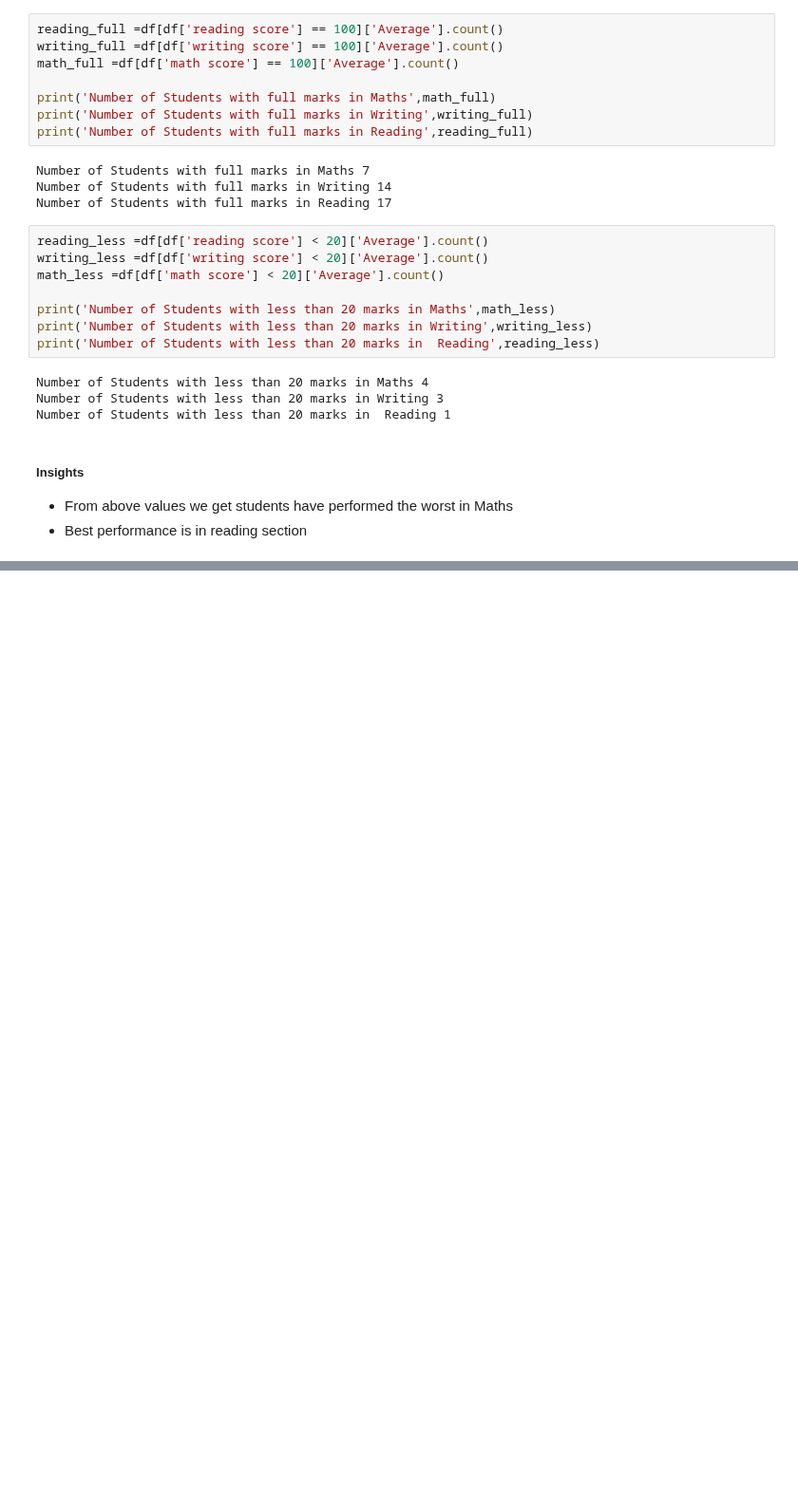
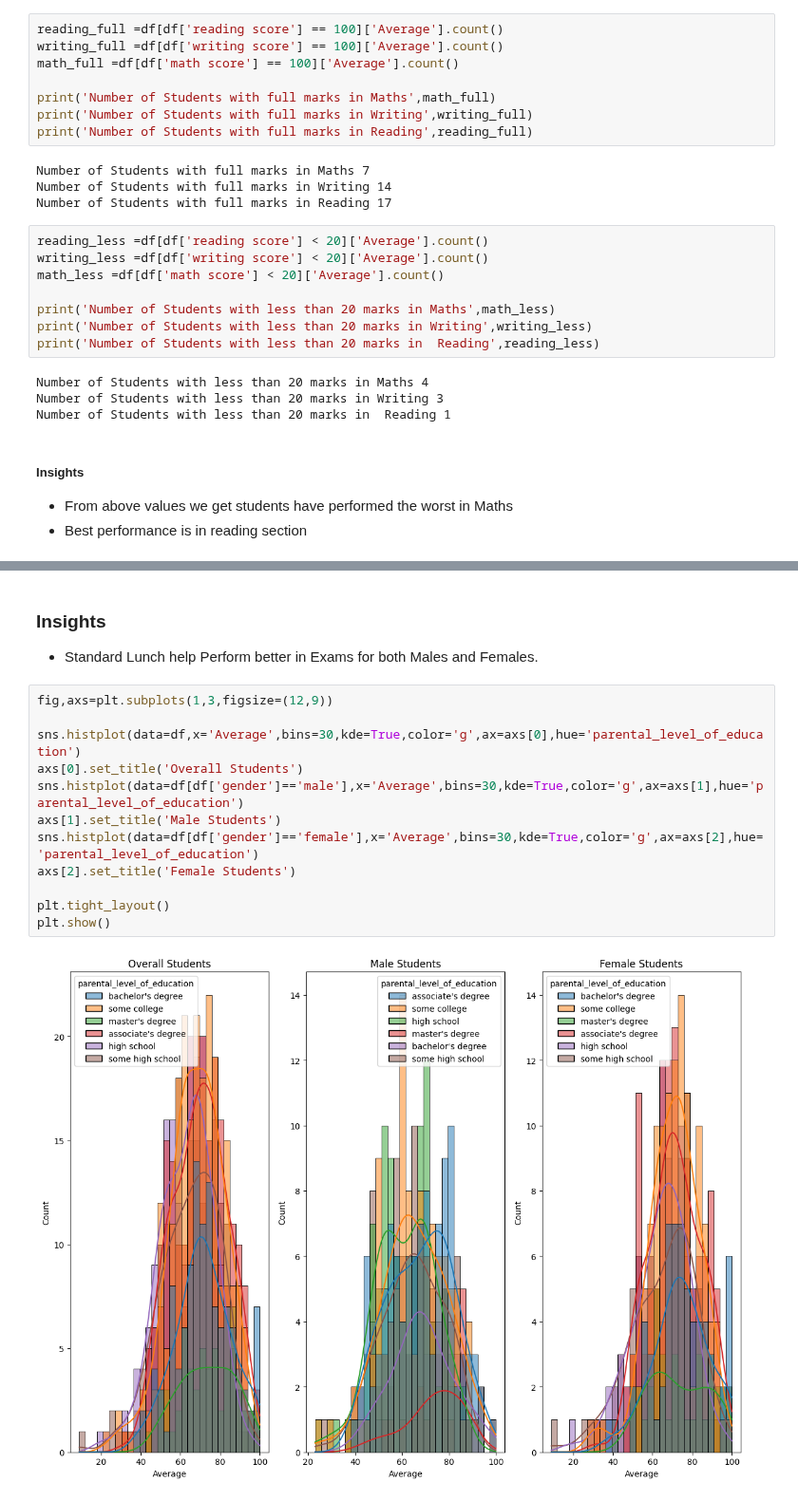
Before and after one commit to AMAN631-tech/MLPROJECT, a Jupyter notebook: notebook/EDA_STUD_PERF.ipynb, the cells around one changed output, grey strips where cells are left out. Shown at 95% size. Saved outputs shown, nothing was run; the diff lists cells and outputs as text; blank space fills up the shorter version.

```diff
--- a/notebook/EDA_STUD_PERF.ipynb
+++ b/notebook/EDA_STUD_PERF.ipynb
@@ -259,0 +309,17 @@ Number of Students with less than 20 marks in  Reading 1
+# %% [markdown]
+### Insights
+- Standard Lunch help Perform better in Exams for both Males and Females.
+# %%
+fig,axs=plt.subplots(1,3,figsize=(12,9))
+
+sns.histplot(data=df,x='Average',bins=30,kde=True,color='g',ax=axs[0],hue='parental_level_of_education')
+axs[0].set_title('Overall Students')
+sns.histplot(data=df[df['gender']=='male'],x='Average',bins=30,kde=True,color='g',ax=axs[1],hue='parental_level_of_education')
+axs[1].set_title('Male Students')
+sns.histplot(data=df[df['gender']=='female'],x='Average',bins=30,kde=True,color='g',ax=axs[2],hue='parental_level_of_education')
+axs[2].set_title('Female Students')
+
+plt.tight_layout()
+plt.show()
+# %% [output]
+[figure, added]
```
Also changed, not shown: parts of 56 cells of this notebook.
